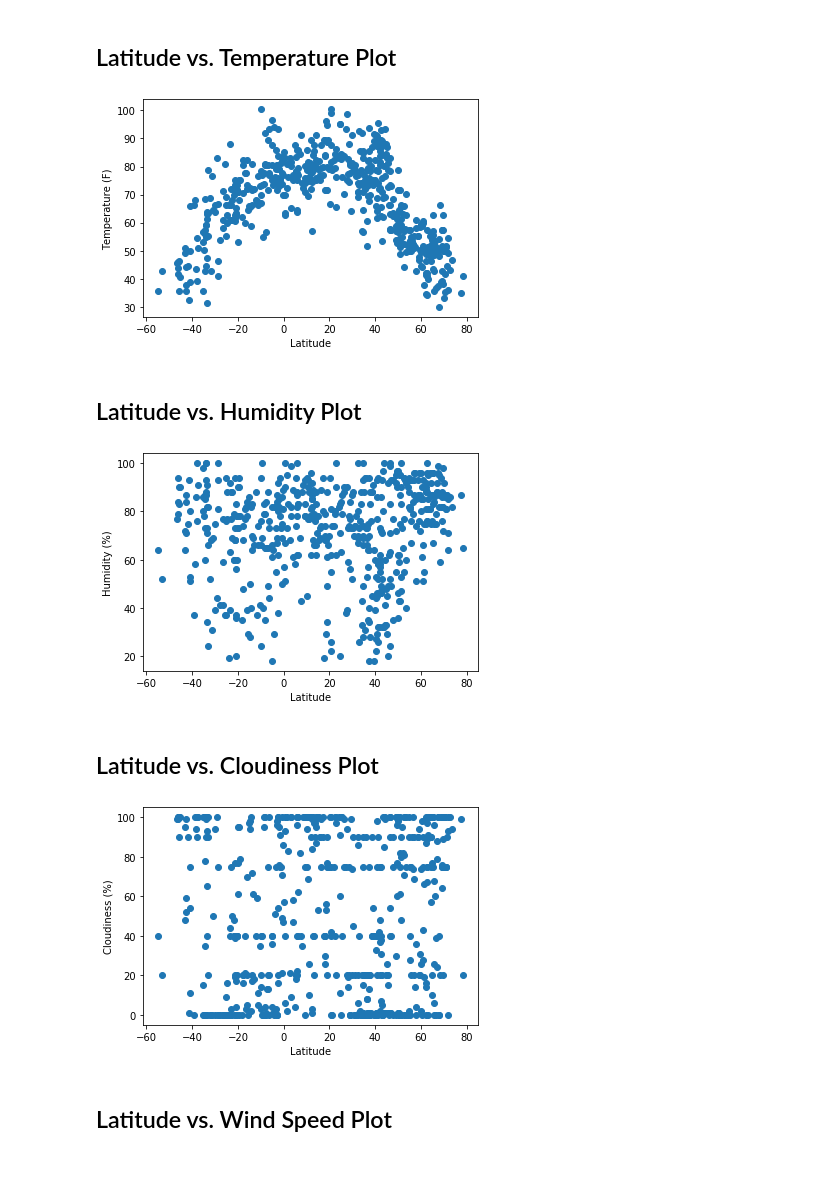
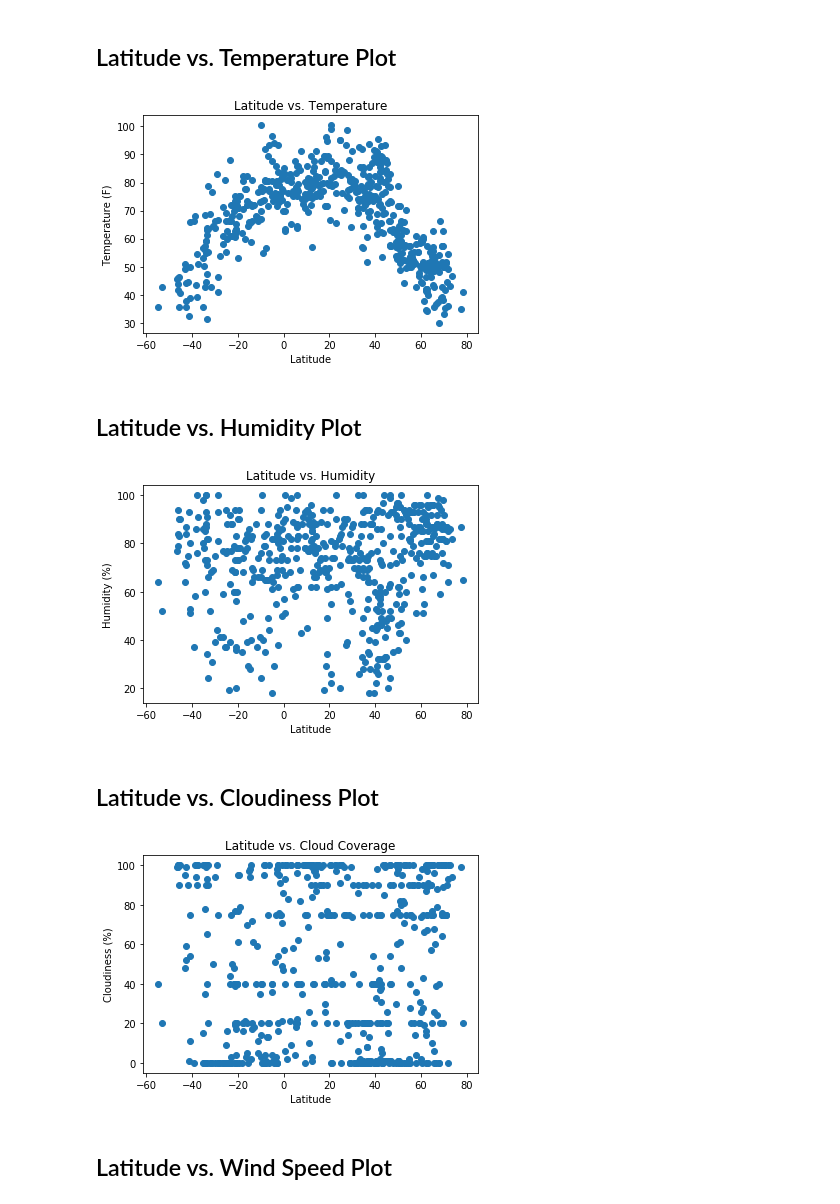
Before and after one commit to jamisonunruh24/python-api-challenge, a Jupyter notebook: WeatherPy.ipynb, the cells around one changed output. Drawn from its saved outputs; the diff is of its cells as text; code cells hidden in the pictures; blank space fills up the shorter version.

```diff
--- a/WeatherPy.ipynb
+++ b/WeatherPy.ipynb
@@ -185,9 +181,10 @@ weather_df
 # %%
 x_values = weather_df['Lat']
 y_values = weather_df['Temp']
 plt.scatter(x_values,y_values)
 plt.xlabel('Latitude')
 plt.ylabel('Temperature (F)')
+plt.title("Latitude vs. Temperature")
 plt.show()
 # %% [output]
-[figure, old version]
+[figure, new version]
@@ -199,6 +198,7 @@ y_values = weather_df['Humidity']
 plt.scatter(x_values,y_values)
 plt.xlabel('Latitude')
 plt.ylabel('Humidity (%)')
+plt.title("Latitude vs. Humidity")
 plt.show()
 # %% [output]
-[figure, old version]
+[figure, new version]
@@ -210,6 +212,7 @@ y_values = weather_df['Clouds']
 plt.scatter(x_values,y_values)
 plt.xlabel('Latitude')
 plt.ylabel('Cloudiness (%)')
+plt.title("Latitude vs. Cloud Coverage")
 plt.show()
 # %% [output]
-[figure, old version]
+[figure, new version]
```
Also changed, not shown: parts of 25 cells of this notebook, 14 other files.
